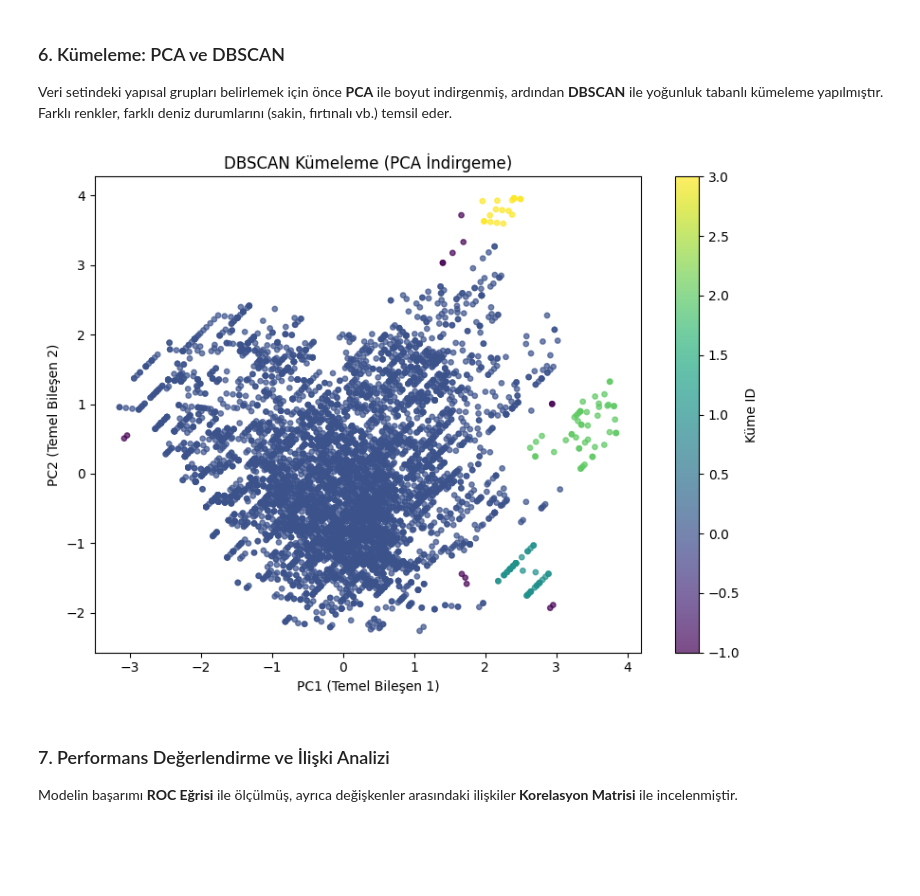
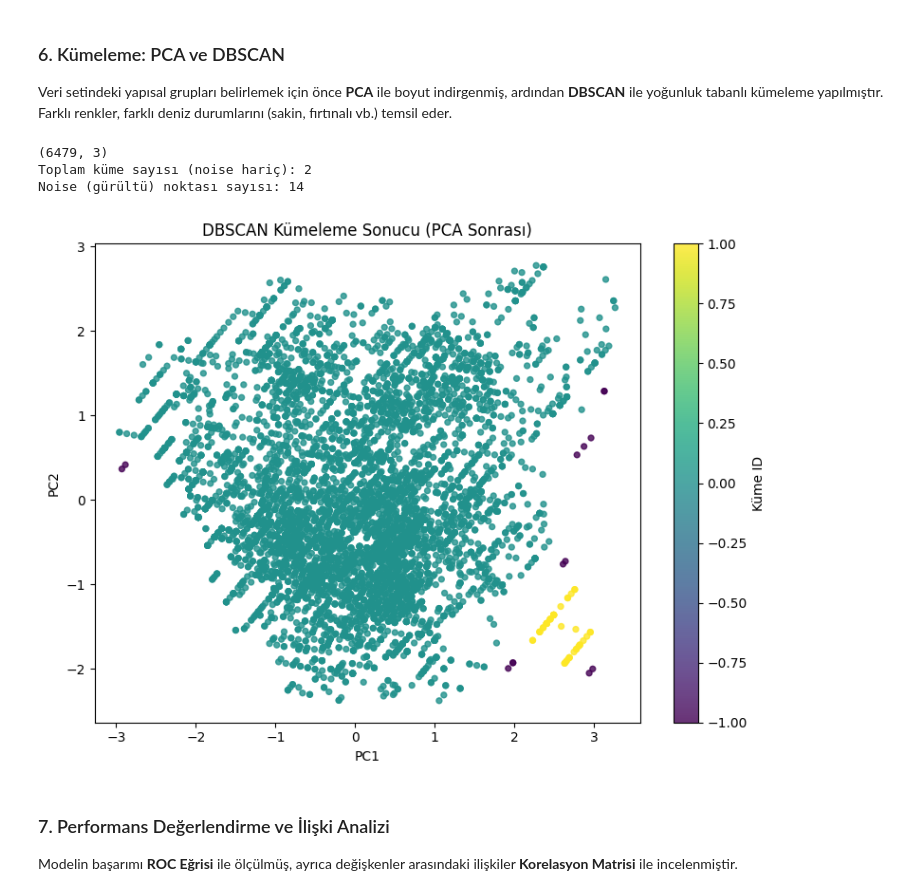
Before and after one commit to HasanDuraman/Okyanus_Dalgalarinda_Anomali, a Jupyter notebook: Okyanus_Dalgalarinda_Anomali.ipynb, the cells around one changed output. Saved outputs shown, nothing was run; the diff lists cells and outputs as text; code cells hidden in the pictures; blank space fills up the shorter version.

```diff
--- a/Okyanus_Dalgalarinda_Anomali.ipynb
+++ b/Okyanus_Dalgalarinda_Anomali.ipynb
@@ -165,26 +202,38 @@ plt.show()
 # %% [markdown]
 ### 6. Kümeleme: PCA ve DBSCAN
 Veri setindeki yapısal grupları belirlemek için önce **PCA** ile boyut indirgenmiş, ardından **DBSCAN** ile yoğunluk tabanlı kümeleme yapılmıştır. Farklı renkler, farklı deniz durumlarını (sakin, fırtınalı vb.) temsil eder.
-# %%
-# PCA ile 2 Boyuta İndirgeme
-pca = PCA(n_components=2)
-X2 = pca.fit_transform(df_scaled)
-
-# DBSCAN Kümeleme
-db = DBSCAN(eps=0.3, min_samples=5).fit(X2)
-labels = db.labels_
-
-# GRAFİK 4: Kümeleme Sonucu
-plt.figure(figsize=(8, 6))
-scatter = plt.scatter(X2[:, 0], X2[:, 1], c=labels, cmap='viridis', s=15, alpha=0.7)
-plt.title("DBSCAN Kümeleme (PCA İndirgeme)")
-plt.xlabel("PC1 (Temel Bileşen 1)")
-plt.ylabel("PC2 (Temel Bileşen 2)")
-plt.colorbar(scatter, label='Küme ID')
-plt.tight_layout()
-plt.show()
-# %% [output]
-[figure, removed]
+# %%
+
+# PCA ile 2 Boyuta İndirgeme
+pca = PCA(n_components=2)
+X2 = pca.fit_transform(df_scaled)
+print(df_scaled.shape)
+
+db = DBSCAN(eps=0.3, min_samples=5).fit(X2)
+labels = db.labels_
+
+unique_labels = set(labels)
+print("Toplam küme sayısı (noise hariç):", len([l for l in unique_labels if l != -1]))
+print("Noise (gürültü) noktası sayısı:", list(labels).count(-1))
+
+plt.figure(figsize=(8, 6))
+scatter = plt.scatter(X2[:, 0], X2[:, 1],
+                      c=labels,
+                      cmap='viridis',
+                      s=18,
+                      alpha=0.8)
+
+plt.title("DBSCAN Kümeleme Sonucu (PCA Sonrası)")
+plt.xlabel("PC1")
+plt.ylabel("PC2")
+plt.colorbar(scatter, label="Küme ID")
+plt.tight_layout()
+plt.show()
+# %% [output]
+(6479, 3)
+Toplam küme sayısı (noise hariç): 2
+Noise (gürültü) noktası sayısı: 14
+[figure, added]
 # %% [markdown]
 ### 7. Performans Değerlendirme ve İlişki Analizi
 Modelin başarımı **ROC Eğrisi** ile ölçülmüş, ayrıca değişkenler arasındaki ilişkiler **Korelasyon Matrisi** ile incelenmiştir.
```
Also changed, not shown: parts of 7 cells of this notebook.
